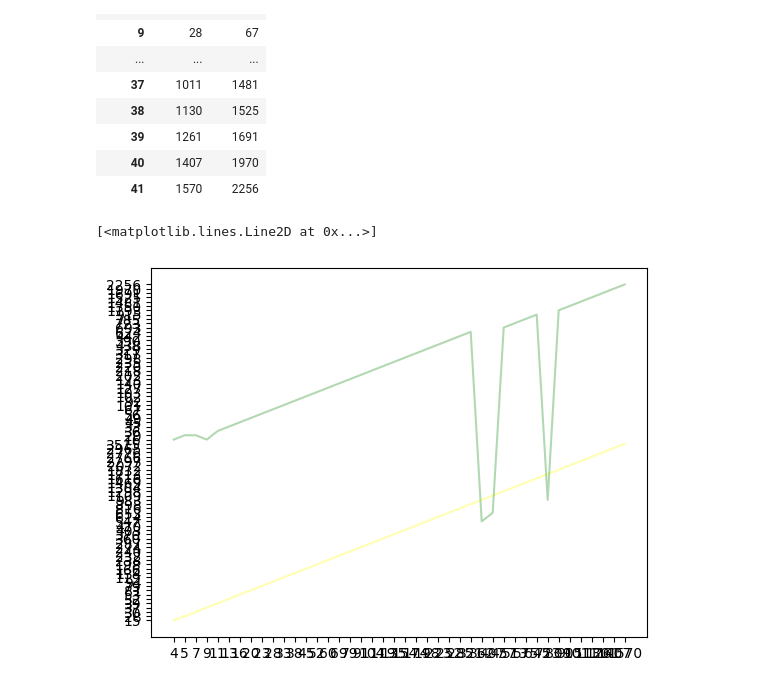
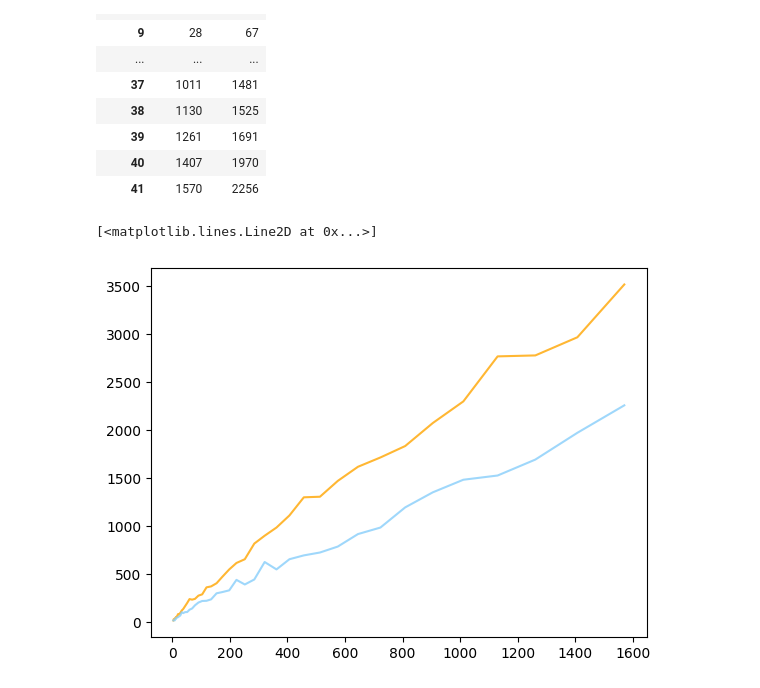
Before and after one commit to 255ribeiro/zebende, a Jupyter notebook: graphics.ipynb, the cells around one changed output. Saved outputs shown, nothing was run; the diff lists cells and outputs as text; code cells hidden in the pictures.

Commit message:
graphs

```diff
--- a/graphics.ipynb
+++ b/graphics.ipynb
@@ -10,7 +10,7 @@ with open('./time_results/results_det.txt', 'r') as file:
         line_list = line.split()
         if line_list != []:
             if line_list[0] == 'tws':
-                line_temp = {'number' : [line_list[8]], 'tws size': [line_list[11]],  "elapsed":[line_list[2]] }
+                line_temp = {'number' : [int(line_list[8])], 'tws size': [line_list[11]],  "elapsed":[line_list[2]] }
                 df_temp = pd.DataFrame(line_temp)
                 df_basic = pd.concat([df_basic, df_temp ])
 
@@ -45,7 +45,7 @@ with open('./time_results/results_opt.txt', 'r') as file:
         line_list = line.split()
         if line_list != []:
             if line_list[0] == 'tws':
-                line_temp = {'number' : [line_list[8]], 'tws size': [line_list[11]],  "elapsed":[line_list[2]] }
+                line_temp = {'number' : [int(line_list[8])], 'tws size': [line_list[11]],  "elapsed":[line_list[2]] }
                 df_temp = pd.DataFrame(line_temp)
                 df_opt = pd.concat([df_opt, df_temp ])
 df_opt.set_index("number", inplace=True)
@@ -72,27 +72,27 @@ df_opt
 | 40 | 1407 | 1970 |
 | 41 | 1570 | 2256 |
 # %%
-bar_width = 0.6
-opacity = 0.3
+bar_width = 30
+opacity = 0.8
 fig, ax = plt.subplots(1,1)
 ax.plot(
         df_basic["tws size"],
         df_basic["elapsed"],
         # width=bar_width,
-        color='yellow',
+        color='orange',
         alpha=opacity,
         # edgecolor='grey',
         label='Basic'
         )
 
 ax.plot(
-        df_opt["tws size"],
+        df_basic["tws size"],
         df_opt["elapsed"],
         #  width=bar_width,
-         color='green',
-         alpha=opacity,
+        color='lightskyblue',
+        alpha=opacity,
         #  edgecolor='grey',
         label='Optimaized')
 # %% [output]
 [<matplotlib.lines.Line2D at 0x...>]
-[figure, old version]
+[figure, new version]
```
Also changed, not shown: parts of 1 cell of this notebook.
